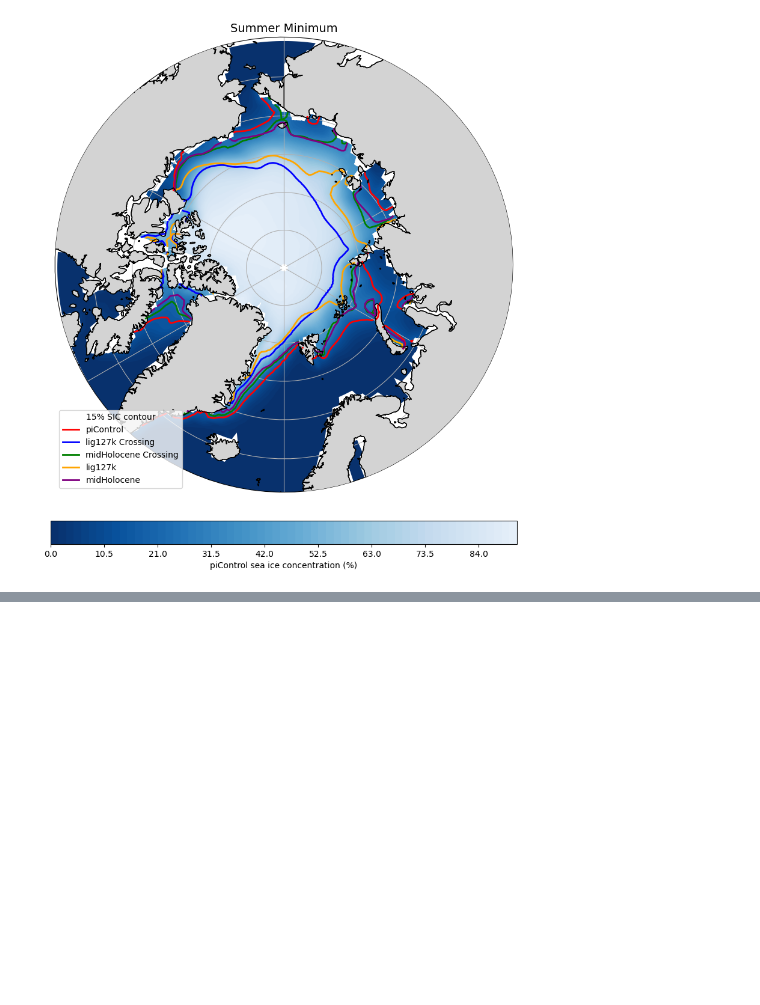
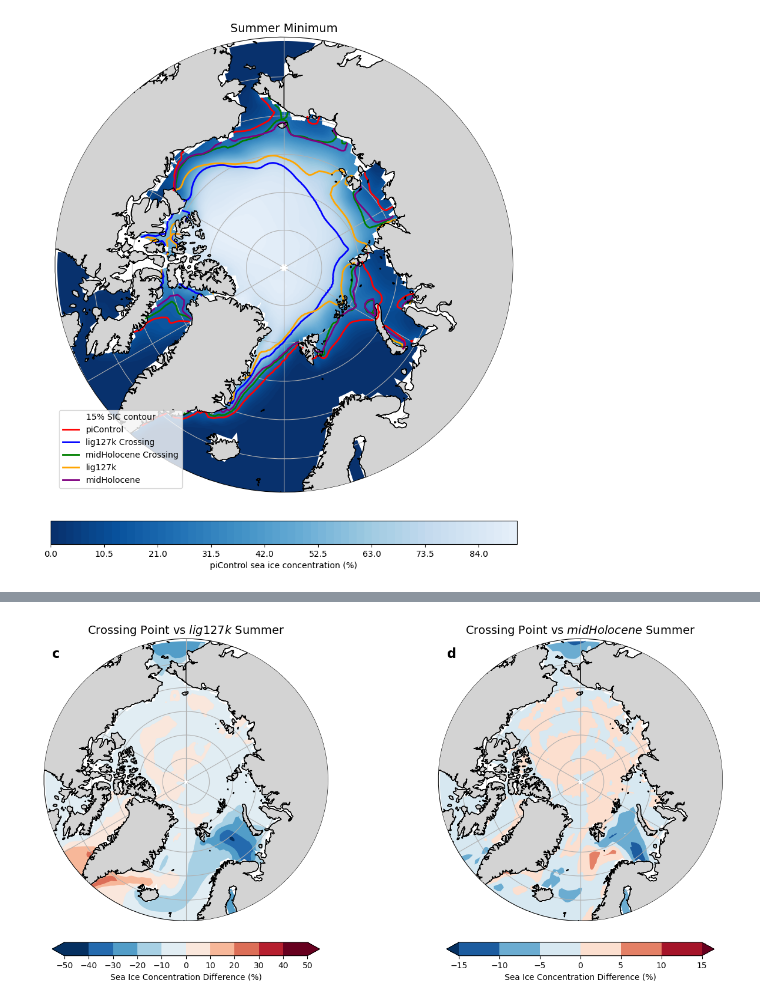
Before and after one commit to mattpollock100/FutureComparisons, a Jupyter notebook: 1pctCO2_EnergyBudget_map_plots.ipynb, the cells around one changed output, grey strips where cells are left out. Cells and saved outputs as stored; diff of their text form; code cells hidden in the pictures; blank space fills up the shorter version.

```diff
--- a/1pctCO2_EnergyBudget_map_plots.ipynb
+++ b/1pctCO2_EnergyBudget_map_plots.ipynb
@@ -459,0 +661,24 @@ plot_arctic_map_differences(exp_siconc_max_dict['lig127k Crossing']['MMM'],
+# %%
+plot_arctic_map_differences_two_panel(
+    cube_pairs=[
+        (
+            exp_siconc_max_dict['lig127k Crossing']['MMM'],
+            exp_siconc_max_dict['lig127k']['MMM']
+        ),
+        (
+            exp_siconc_max_dict['midHolocene Crossing']['MMM'],
+            exp_siconc_max_dict['midHolocene']['MMM']
+        ),
+    ],
+    titles=[
+        r'Crossing Point vs $\mathit{{lig127k}}$ Summer',
+        r'Crossing Point vs $\mathit{{midHolocene}}$ Summer'
+    ],
+    cmap='RdBu_r',
+    cbar_labels=[
+        'Sea Ice Concentration Difference (%)',
+        'Sea Ice Concentration Difference (%)'
+    ]
+)
+# %% [output]
+[figure, added]
```
Also changed, not shown: parts of 5 cells of this notebook, 1 other file.
